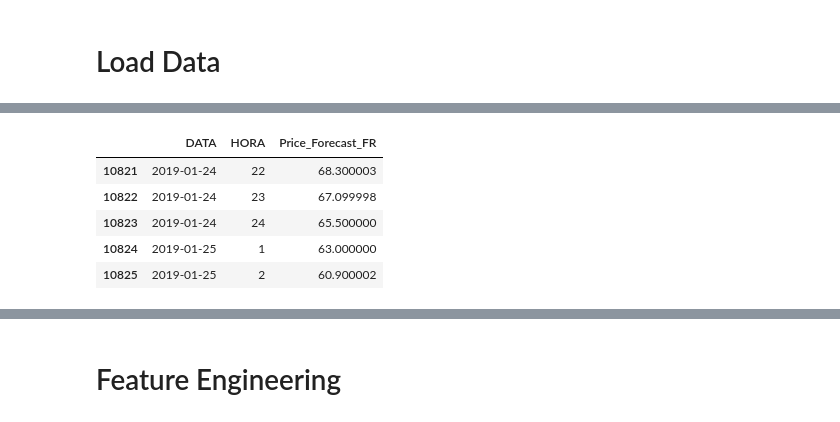
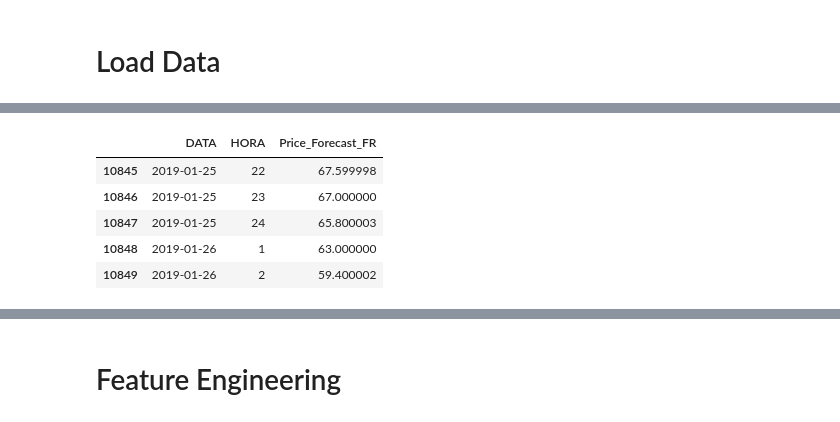
Before and after one commit to bobmedina/energy_price_forecast, a Jupyter notebook: DeepRegression_MercadoDiario.ipynb, the cells around one changed output, grey strips where cells are left out. Saved outputs shown, nothing was run; the diff lists cells and outputs as text; code cells hidden in the pictures.

```diff
--- a/DeepRegression_MercadoDiario.ipynb
+++ b/DeepRegression_MercadoDiario.ipynb
@@ -142,5 +132,5 @@ WARNING *** OLE2 inconsistency: SSCS size is 0 but SSAT size is non-zero
 # %%
-df4 = pd.read_excel('C:/Users/e351722/OneDrive - EDP/REN_prediction/gen_demand_forecast.xls', sheet_name='Report 4', converters={'Unnamed1':str,
+df4 = pd.read_excel('C:/Users/e351722/OneDrive - EDP/REN_prediction/MercadoEnergiaDiario.xls', sheet_name='Report 4', converters={'Unnamed1':str,
                                                                                         'Market Date':str,
                                                                                         'Market Hour':str,
                                                                                         'Percentil':str,
@@ -166,7 +156,7 @@ WARNING *** file size (9926489) not 512 + multiple of sector size (512)
 WARNING *** OLE2 inconsistency: SSCS size is 0 but SSAT size is non-zero
 |  | DATA | HORA | Price_Forecast_FR |
-| 10821 | 2019-01-24 | 22 | 68.300003 |
-| 10822 | 2019-01-24 | 23 | 67.099998 |
-| 10823 | 2019-01-24 | 24 | 65.500000 |
-| 10824 | 2019-01-25 | 1 | 63.000000 |
-| 10825 | 2019-01-25 | 2 | 60.900002 |
+| 10845 | 2019-01-25 | 22 | 67.599998 |
+| 10846 | 2019-01-25 | 23 | 67.000000 |
+| 10847 | 2019-01-25 | 24 | 65.800003 |
+| 10848 | 2019-01-26 | 1 | 63.000000 |
+| 10849 | 2019-01-26 | 2 | 59.400002 |
```
Also changed, not shown: parts of 26 cells of this notebook.
